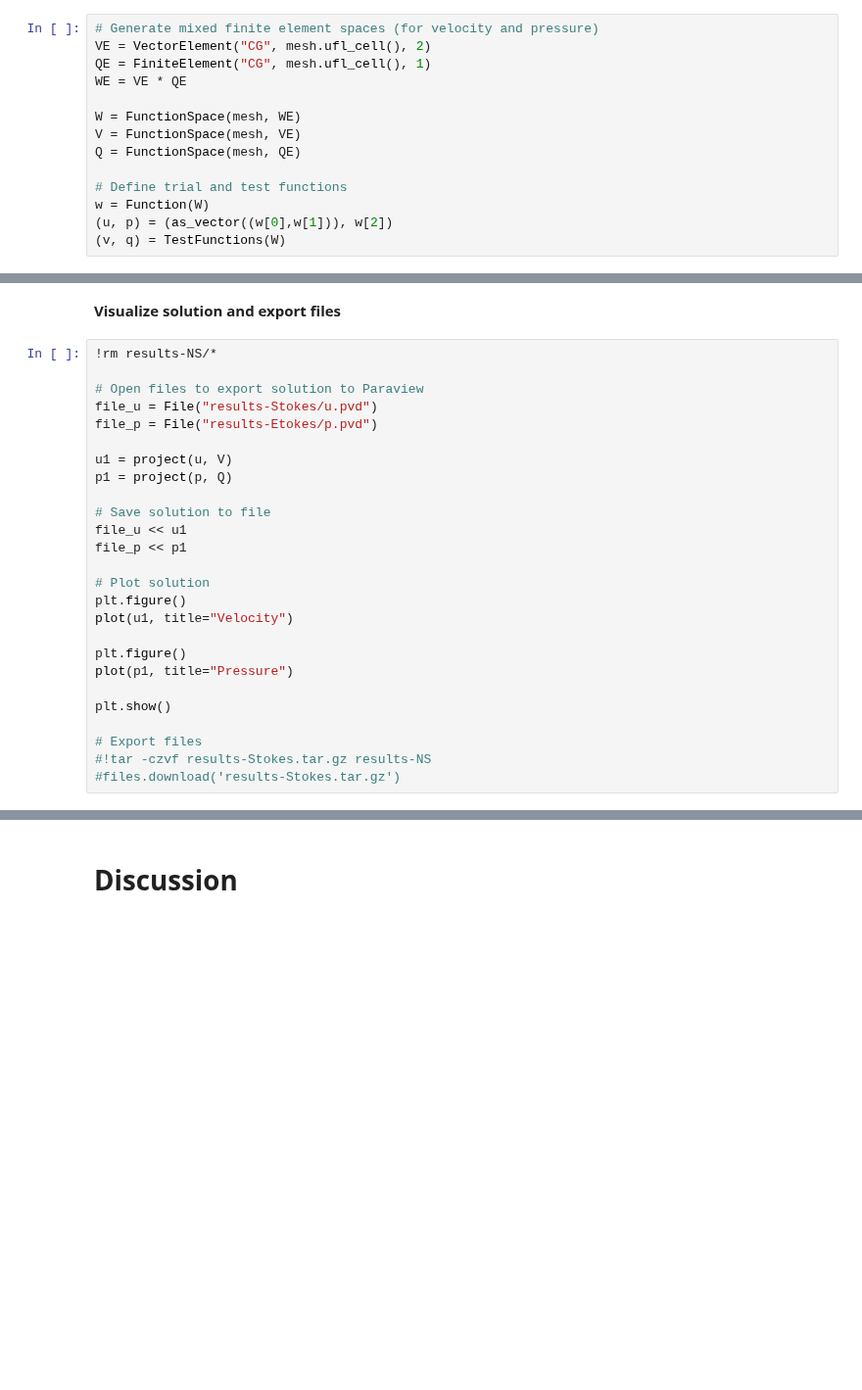
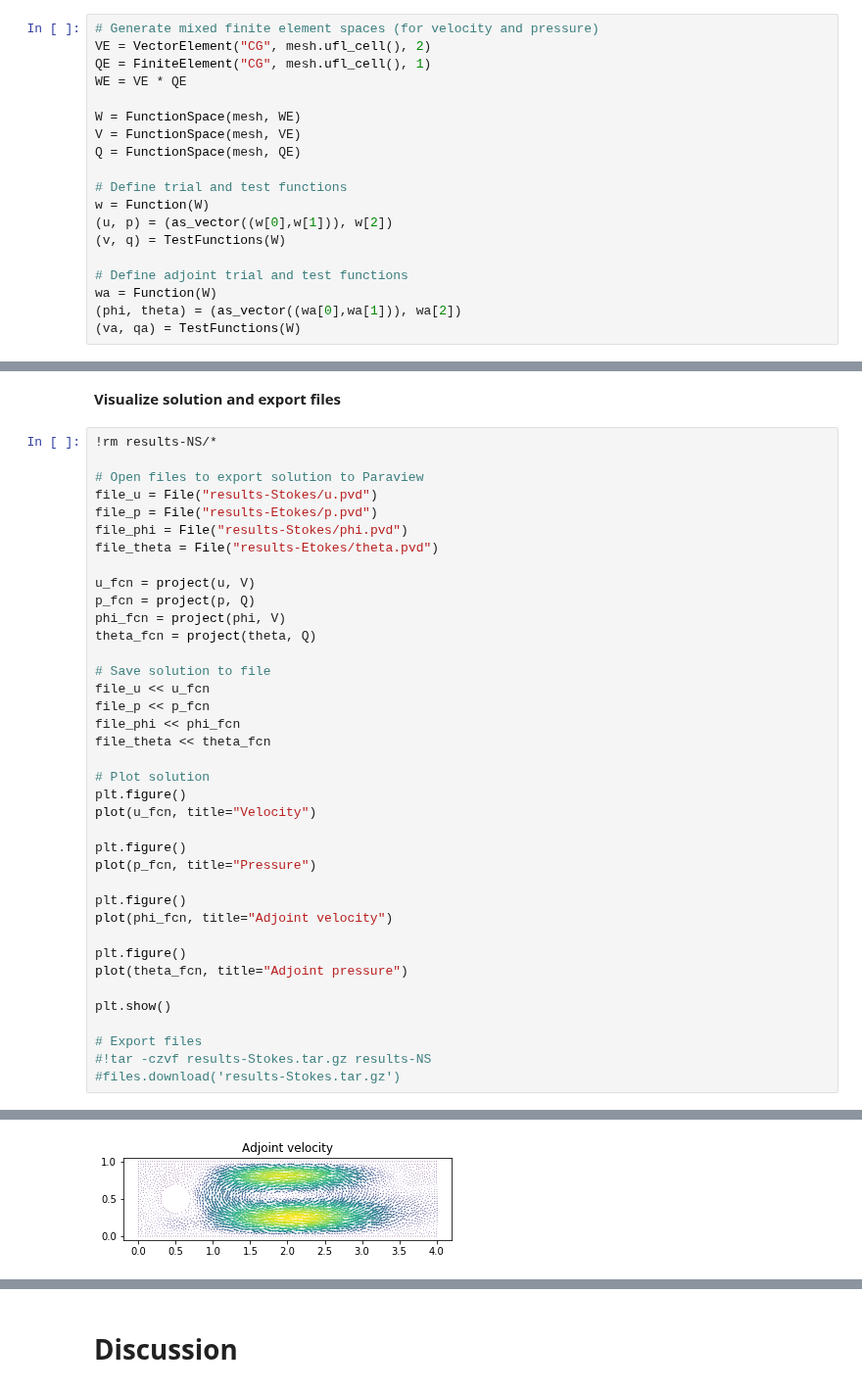
Before and after one commit to johanhoffman/DD2365-VT20, a Jupyter notebook: template-report-Stokes-AMR.ipynb, the cells around one changed output, grey strips where cells are left out. Shown at 98% size. Cells and saved outputs as stored; diff of their text form; blank space fills up the shorter version.

```diff
--- a/template-report-Stokes-AMR.ipynb
+++ b/template-report-Stokes-AMR.ipynb
@@ -126,6 +126,11 @@ Q = FunctionSpace(mesh, QE)
 w = Function(W)
 (u, p) = (as_vector((w[0],w[1])), w[2])
 (v, q) = TestFunctions(W)
+
+# Define adjoint trial and test functions
+wa = Function(W)
+(phi, theta) = (as_vector((wa[0],wa[1])), wa[2])
+(va, qa) = TestFunctions(W)
 # %% [markdown]
 **Define boundary conditions**
 # %%
@@ -161,30 +176,43 @@ solve(residual == 0, w)
 # %%
 !rm results-NS/*
 
 # Open files to export solution to Paraview
 file_u = File("results-Stokes/u.pvd")
 file_p = File("results-Etokes/p.pvd")
+file_phi = File("results-Stokes/phi.pvd")
+file_theta = File("results-Etokes/theta.pvd")
 
-u1 = project(u, V)
-p1 = project(p, Q)
+u_fcn = project(u, V)
+p_fcn = project(p, Q)
+phi_fcn = project(phi, V)
+theta_fcn = project(theta, Q)
 
 # Save solution to file
-file_u << u1
-file_p << p1
+file_u << u_fcn
+file_p << p_fcn
+file_phi << phi_fcn
+file_theta << theta_fcn
 
 # Plot solution
 plt.figure()
-plot(u1, title="Velocity")
+plot(u_fcn, title="Velocity")
 
 plt.figure()
-plot(p1, title="Pressure")
+plot(p_fcn, title="Pressure")
+
+plt.figure()
+plot(phi_fcn, title="Adjoint velocity")
+
+plt.figure()
+plot(theta_fcn, title="Adjoint pressure")
 
 plt.show()
 
 # Export files
 #!tar -czvf results-Stokes.tar.gz results-NS
 #files.download('results-Stokes.tar.gz')
 # %% [output]
 rm: cannot remove 'results-NS/*': No such file or directory
 [figure]
 [figure]
+[figure, added]
```
Also changed, not shown: parts of 6 cells of this notebook.
